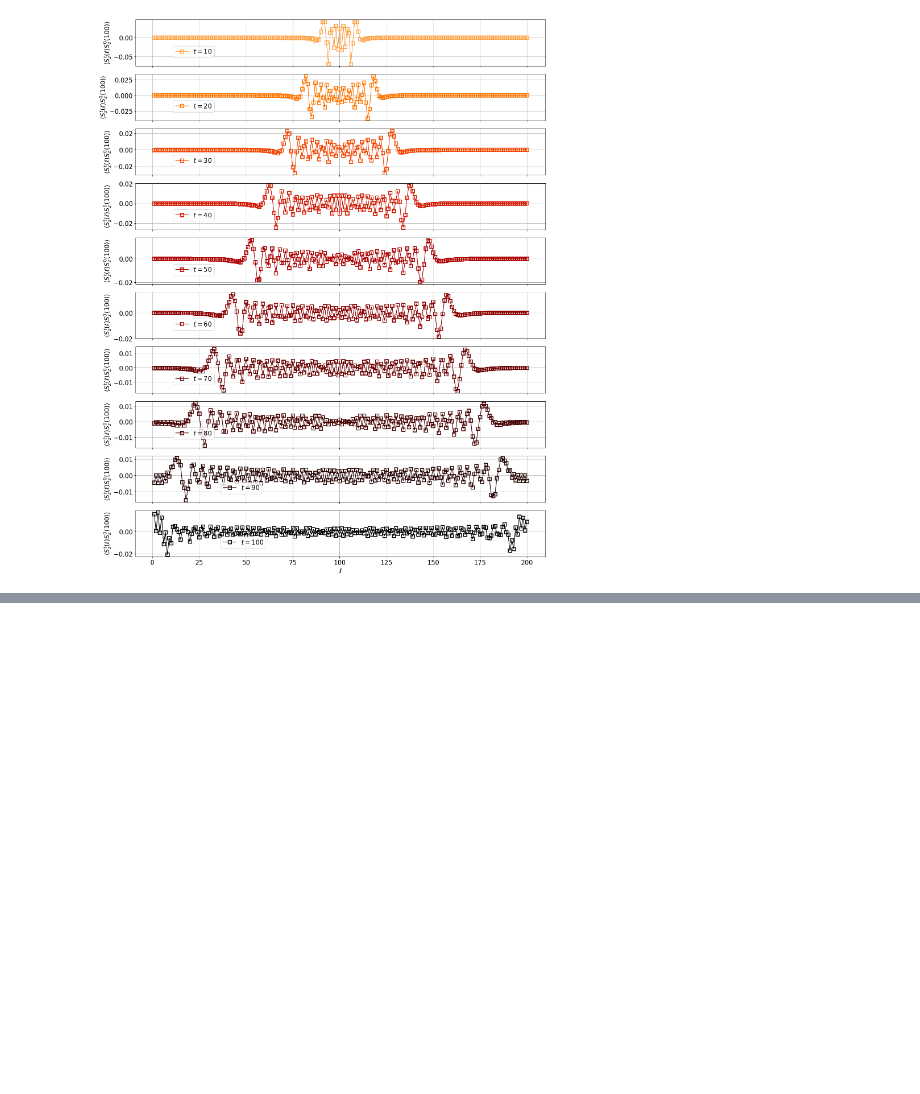
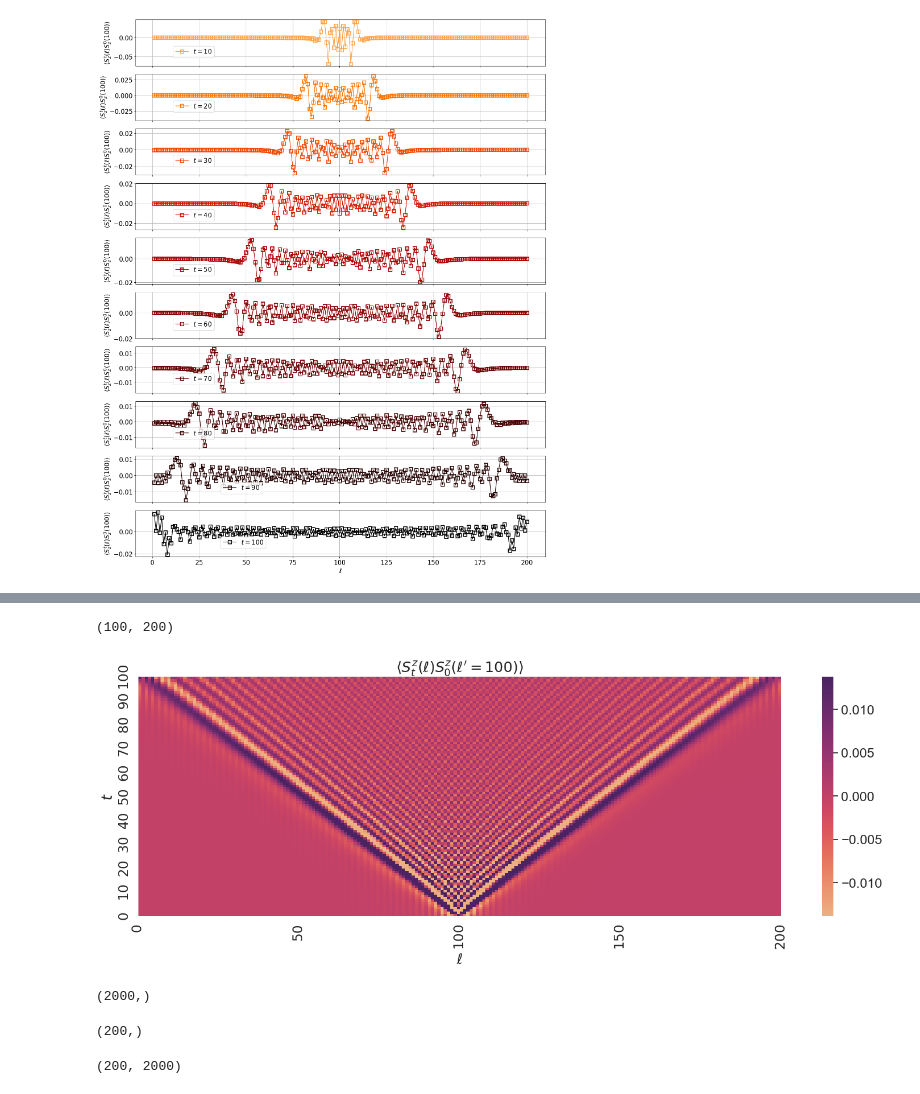
Before and after one commit to xiaobo-23/TimeEvolution, a Jupyter notebook: Spectrum_Analysis.ipynb, the cells around one changed output, grey strips where cells are left out. Saved outputs shown, nothing was run; the diff lists cells and outputs as text; code cells hidden in the pictures; blank space fills up the shorter version.

```diff
--- a/Spectrum_Analysis.ipynb
+++ b/Spectrum_Analysis.ipynb
@@ -152,0 +184,33 @@ plt.savefig('Figures/XX_TEBD_N200_T100_Time_Dependent_Czz_Selected_Sites_Compari
+# %%
+Czz = Czz_tau005[19 : : 20, :].real
+Czz.shape
+# %% [output]
+(100, 200)
+# %%
+# Plot the time-dependent spin correlation function and visualize the light-cone structure
+import seaborn as sns
+sns.set(font_scale = 1.5)
+
+fig = plt.figure(figsize = (15, 25 * goldenRatio), tight_layout = True)
+ax = fig.add_subplot(spec[0, 0])
+
+ax = sns.heatmap(Czz, cmap = "flare", cbar = True, annot = False, robust = True)
+ax.set_xticks(np.arange(0, 201, 50))
+ax.set_xticklabels([r"$0$", r"$50$", r"$100$", r"$150$", r"$200$"])
+ax.set_yticks(np.arange(0, 101, 10))
+ax.set_yticklabels([r"$0$", r"$10$", r"$20$", r"$30$", r"$40$", r"$50$", r"$60$", r"$70$", r"$80$", r"$90$", r"$100$"])
+ax.set(xlabel = r"$\ell$", ylabel = r"$t$", title = r"$\langle S^{z}_{t}(\ell) S^{z}_{0}(\ell^{\prime} = 100) \rangle$")
+ax.invert_yaxis()
+
+# plt.savefig('Figures/XX_TEBD_N200_T100_Czz_tau005_Light_Cone.pdf')
+# %% [output]
+[figure, added]
+# %%
+# Define parameters used in the double Fourier transform
+t = 100
+tau = 0.05
+N = t / tau
+omega = np.arange(0, 2 * math.pi, 2 * math.pi / N)
+omega.shape
+# %% [output]
+(2000,)
@@ -152,0 +220,14 @@ plt.savefig('Figures/XX_TEBD_N200_T100_Time_Dependent_Czz_Selected_Sites_Compari
+# %%
+# Transform from the real space to the momentum space
+sites = 200
+reference = 100
+k = 2 * math.pi / sites * np.arange(-sites//2 , sites//2, 1)
+k.shape
+# %% [output]
+(200,)
+# %%
+# Initialize the structure factor
+Szz = np.zeros([k.shape[0], omega.shape[0]])
+Szz.shape
+# %% [output]
+(200, 2000)
```
Also changed, not shown: parts of 29 cells of this notebook, 2 other files.
